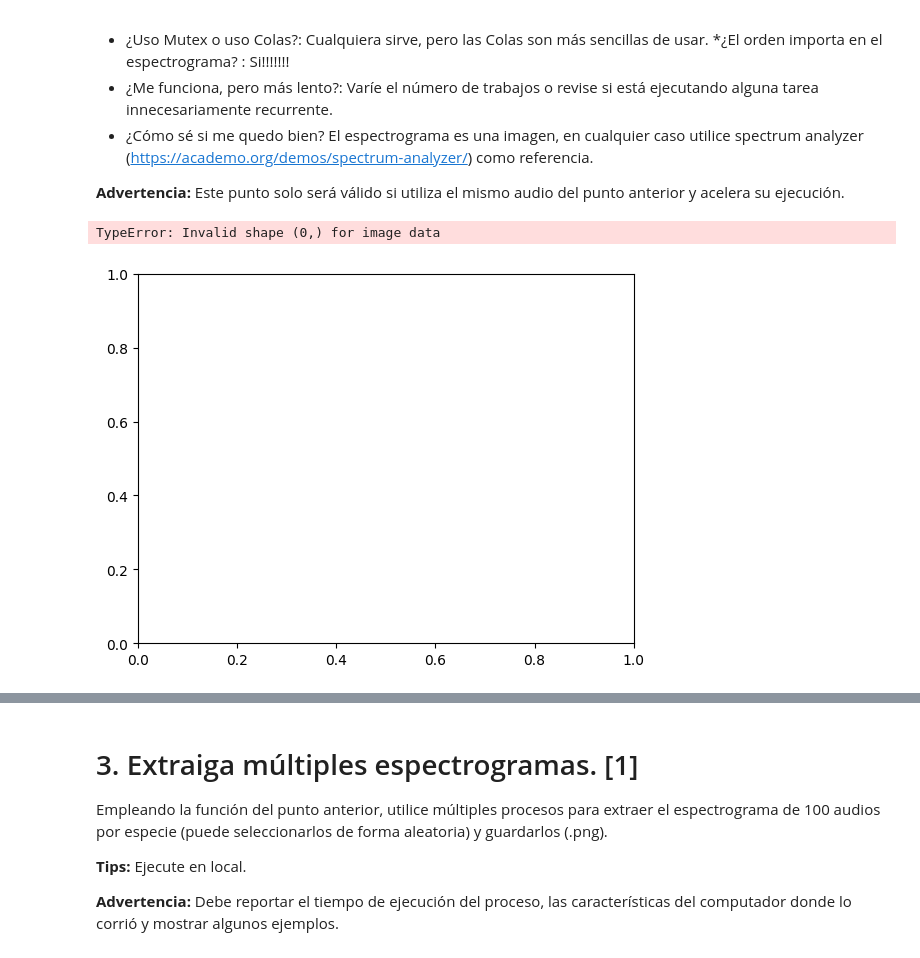
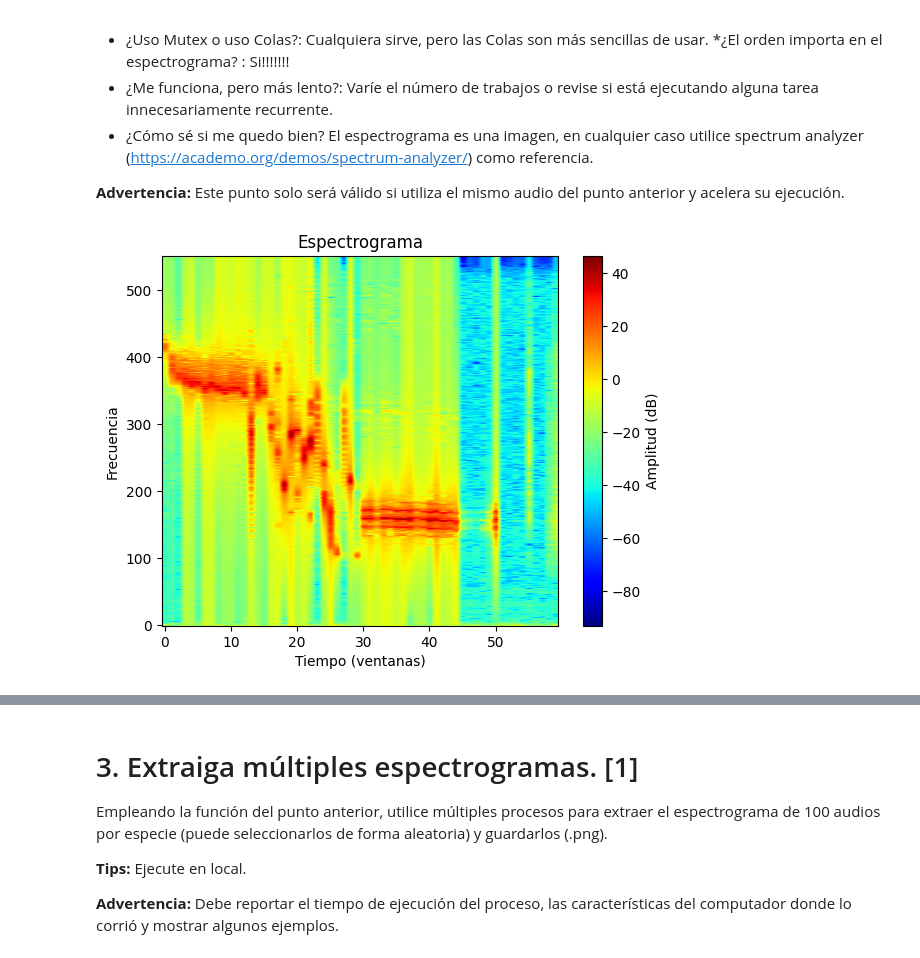
Before and after one commit to MateoPissarello/birds-data-filter, a Jupyter notebook: Parcial_2.ipynb, the cells around one changed output, grey strips where cells are left out. Saved outputs shown, nothing was run; the diff lists cells and outputs as text; code cells hidden in the pictures.

Commit message:
work on fixing unordered spectrogram

```diff
--- a/Parcial_2.ipynb
+++ b/Parcial_2.ipynb
@@ -243,7 +243,7 @@ def consumer(pipeline):
             pipeline.task_done()
             break
         else:
-            time.sleep(0.001)  # Espera un corto tiempo antes de intentar consumir de nuevo
+            time.sleep(0.0000001)  # Espera un corto tiempo antes de intentar consumir de nuevo
 
 class Pipeline(Queue):
     """
@@ -251,14 +251,12 @@ class Pipeline(Queue):
     """
     def __init__(self):
         super().__init__(maxsize=60)
-        self.lock = threading.Lock()
         self.spectrogram = []
 
     def get_message(self, name):
        #logging.debug("%s:about to get from queue", name)
        value = self.get()
-       with self.lock():
-        self.spectrogram.append(value)
+       self.spectrogram.append(value)
        #logging.debug("%s:got %s from queue", name, type(value))
        return value
 
@@ -267,38 +265,31 @@ class Pipeline(Queue):
         self.put(value)
         #logging.debug("%s:added %s to queue", name, type(value))
 
 
 def calc_spectrogram_optimized(pipeline: Pipeline, audio_path: str) -> np.array :
     data = obtain_windows(audio_path)
     windows = data["windows"]
     N = data["N"]
     with concurrent.futures.ThreadPoolExecutor(max_workers=61) as executor:
         executor.submit(consumer, pipeline)
         for i in range(len(windows)):
             executor.submit(producer,pipeline,windows[i],N)
     return np.array(pipeline.spectrogram)
 
 def run():
-    #format = "%(asctime)s: %(message)s"
-    #logging.basicConfig(format=format, level=logging.INFO,
-    #                   datefmt="%H:%M:%S")
-    #logging.getLogger().setLevel(logging.DEBUG)
-
     pipeline = Pipeline()
-
     audio_path = 'wavfiles_filtered/104637-14.wav'
     data = obtain_windows(audio_path)
     windows = data["windows"]
     N = data["N"]
     spectrogram = calc_spectrogram_optimized(pipeline=pipeline,audio_path=audio_path)
     plt.imshow(spectrogram.T, aspect='auto', origin='lower', cmap='jet')
     plt.xlabel('Tiempo (ventanas)')
     plt.ylabel('Frecuencia')
     plt.title('Espectrograma')
     plt.colorbar(label='Amplitud (dB)')
     plt.show()
 
 run()
 # %% [output]
-TypeError: Invalid shape (0,) for image data
-[figure, old version]
+[figure, new version]
```
Also changed, not shown: parts of 3 cells of this notebook.
